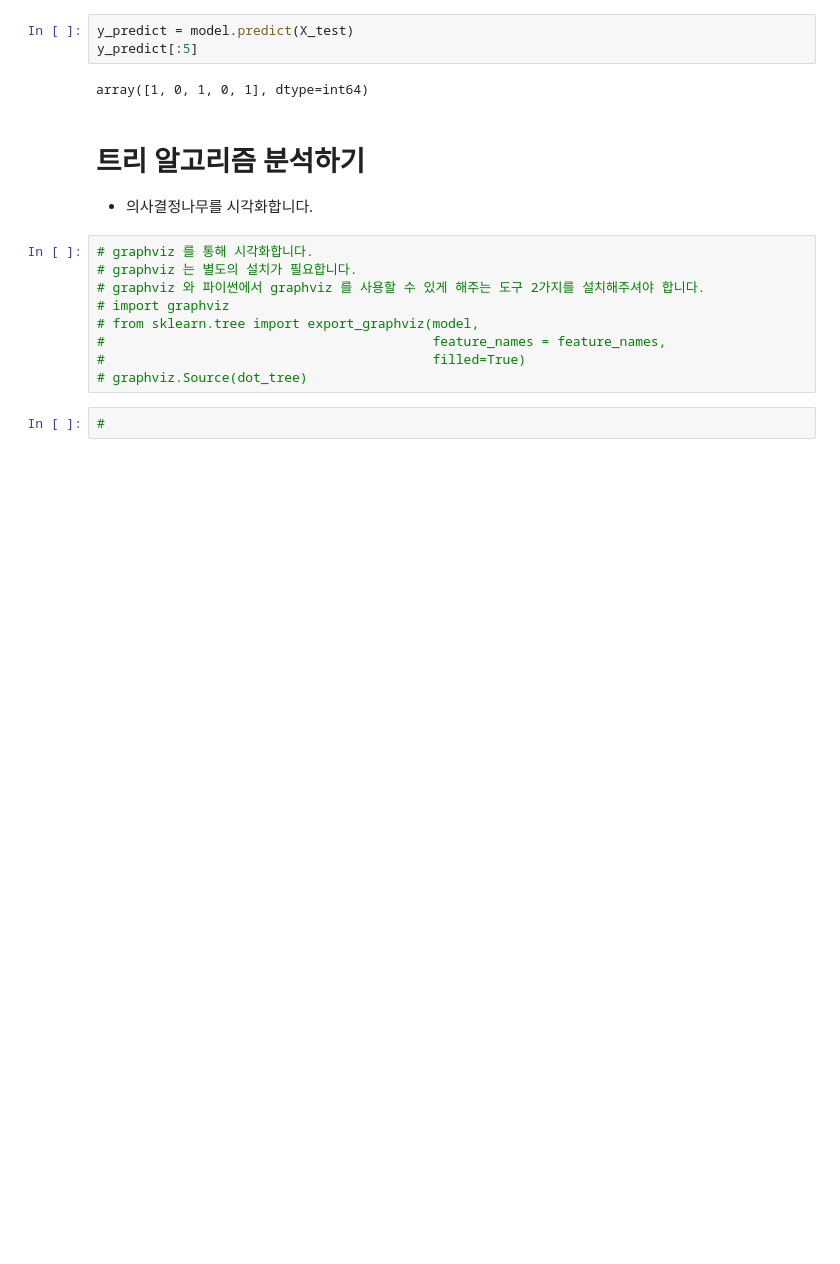
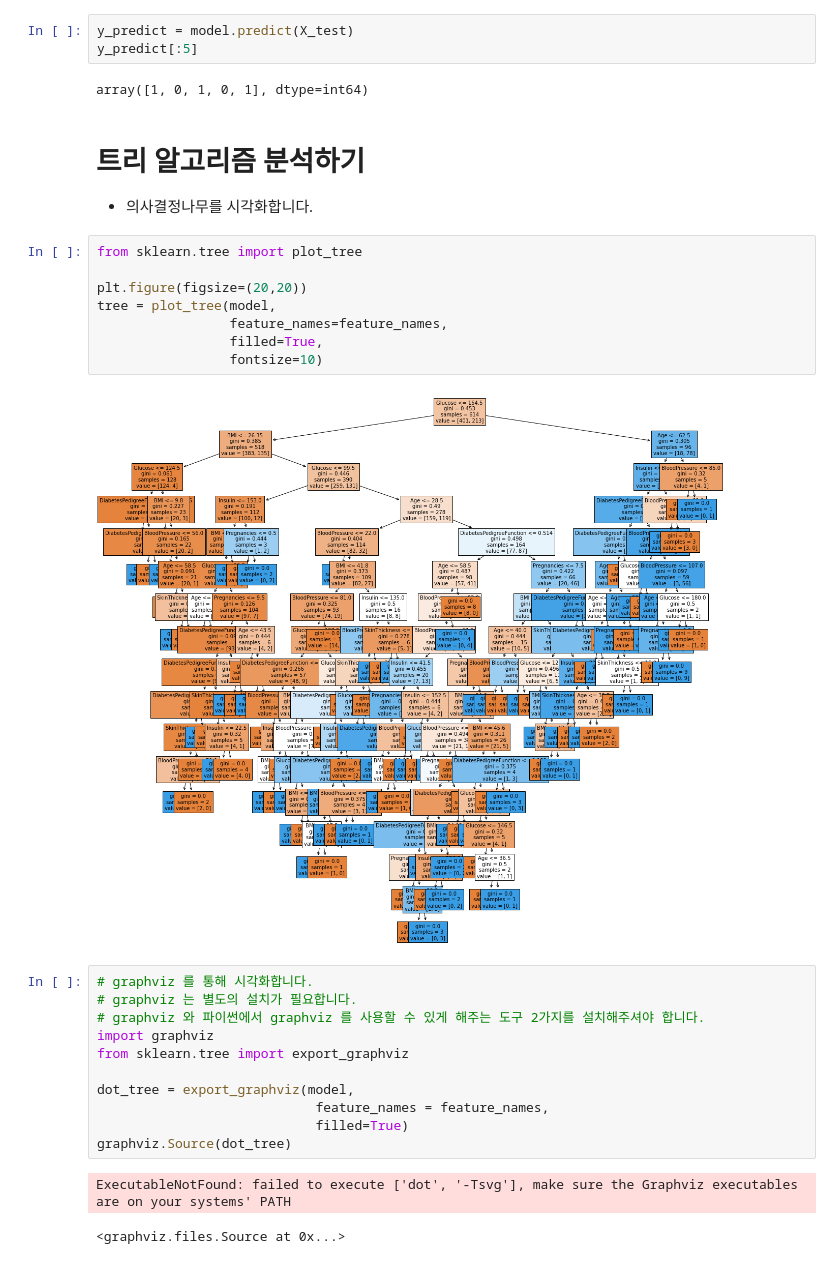
Before and after one commit to baesku789/jupyter, a Jupyter notebook: Untitled.ipynb, the cells around one changed output. Saved outputs shown, nothing was run; the diff lists cells and outputs as text; blank space fills up the shorter version.

```diff
--- a/Untitled.ipynb
+++ b/Untitled.ipynb
@@ -162,14 +162,27 @@ array([1, 0, 1, 0, 1], dtype=int64)
 # %% [markdown]
 # 트리 알고리즘 분석하기
    + 의사결정나무를 시각화합니다.
+# %%
+from sklearn.tree import plot_tree
+
+plt.figure(figsize=(20,20))
+tree = plot_tree(model,
+                 feature_names=feature_names,
+                 filled=True,
+                 fontsize=10)
+# %% [output]
+[figure, added]
 # %%
 # graphviz 를 통해 시각화합니다.
 # graphviz 는 별도의 설치가 필요합니다.
 # graphviz 와 파이썬에서 graphviz 를 사용할 수 있게 해주는 도구 2가지를 설치해주셔야 합니다.
-# import graphviz
-# from sklearn.tree import export_graphviz(model,
-#                                          feature_names = feature_names,
-#                                          filled=True)
-# graphviz.Source(dot_tree)
+import graphviz
+from sklearn.tree import export_graphviz
+
+dot_tree = export_graphviz(model,
+                            feature_names = feature_names,
+                            filled=True)
+graphviz.Source(dot_tree)
+# %% [output]
+ExecutableNotFound: failed to execute ['dot', '-Tsvg'], make sure the Graphviz executables are on your systems' PATH
+<graphviz.files.Source at 0x...>
-# %%
-#
```
Also changed, not shown: parts of 8 cells of this notebook.
